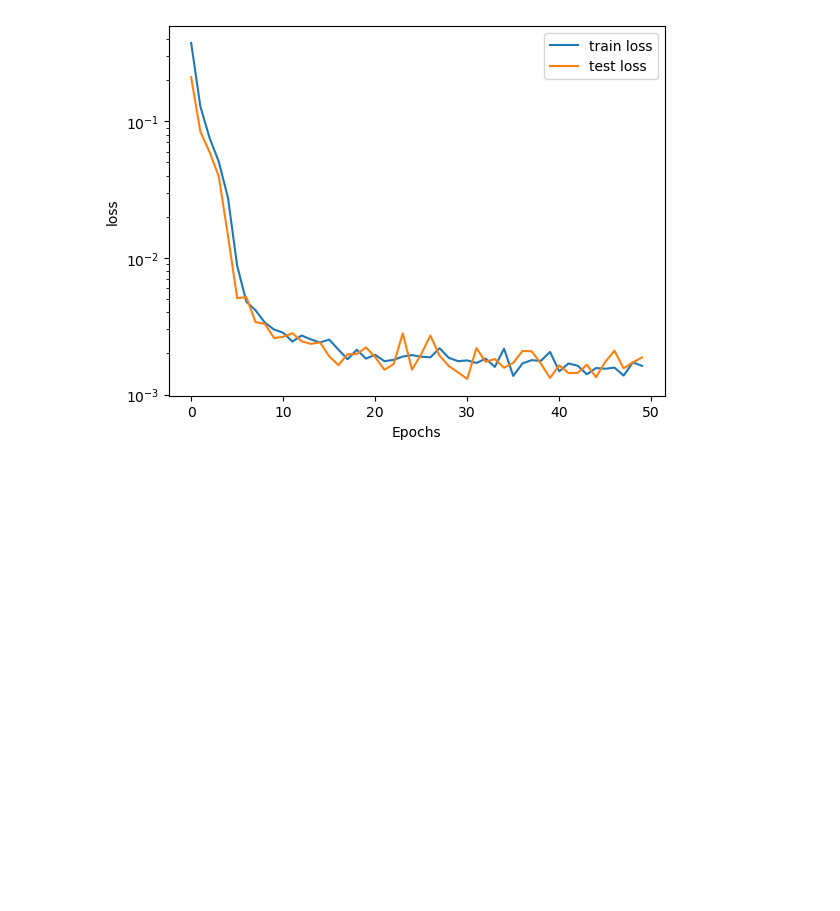
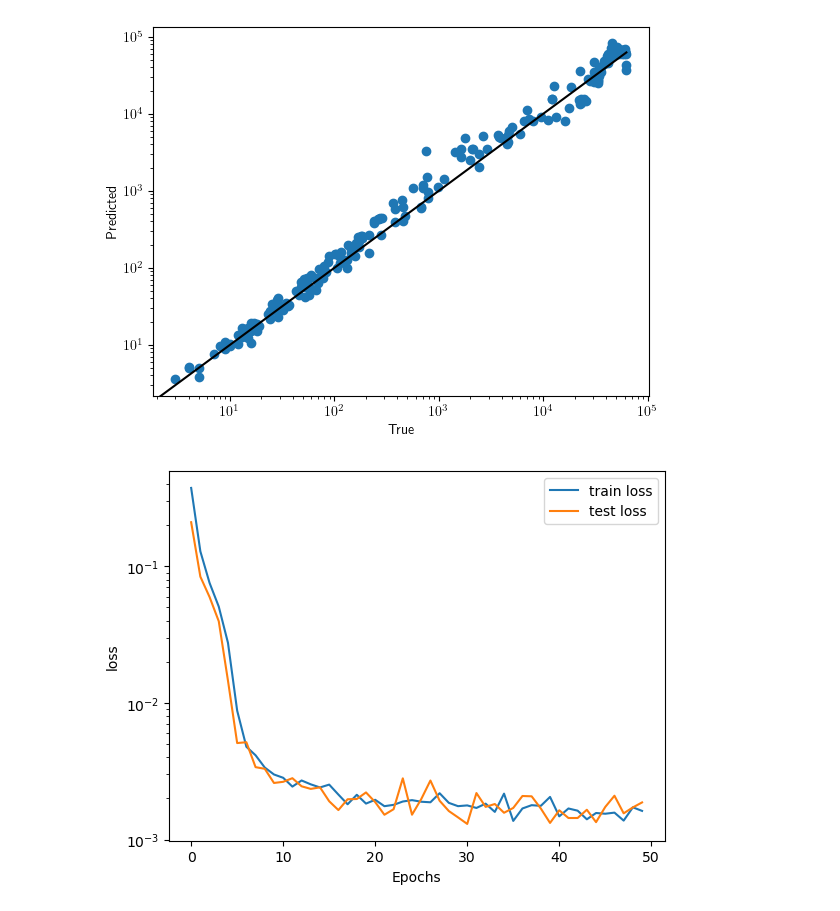
Before and after one commit to III-Derek/AMATH-495---Percolation, a Jupyter notebook: src/ml.ipynb, the cells around one changed output. Saved outputs shown, nothing was run; the diff lists cells and outputs as text; code cells hidden in the pictures; blank space fills up the shorter version.

```diff
--- a/src/ml.ipynb
+++ b/src/ml.ipynb
@@ -87,9 +106,9 @@ class ImageDataset(Dataset):
         return image, torch.tensor([rescale_N(N)])
 
 def rescale_N(N):
-    return np.float32(np.log(N)/10)
+    return np.float32(np.log(N)/11)
 def undo_rescale_N(N):
-    return np.float32(np.exp(N*10))
+    return np.float32(np.exp(N*11))
 # %%
 
 epochs = 50
@@ -100,13 +119,13 @@ test_loss = np.zeros((len(sizes), epochs))
 loss_function = torch.nn.MSELoss()
 
 for k, crop_size in enumerate(sizes):
-    if k < 5:
-        continue
+    # if k != 10:
+    #     continue
     if k < 5:
         cnn = create_cnn(crop_size, kernel_size=[4,4,3],channel_count=[1,8,16,32], pooling=False)
     else:
         cnn = create_cnn(crop_size, kernel_size=[6,4,3],channel_count=[1,8,16,32])
-    optimizer = torch.optim.Adam(cnn.parameters(), lr=4e-4)
+    optimizer = torch.optim.Adam(cnn.parameters(), lr=2e-4)
     transforms = v2.Compose([
         v2.RandomCrop(crop_size),
         v2.RandomHorizontalFlip(p=0.5),
@@ -168,3 +186,20 @@ KeyboardInterrupt:
+# %%
+true_value = []
+pred_value = []
+with torch.no_grad():
+    for i, data in enumerate(test_dataloader):
+        imgs, labels = data[0].to(device), data[1].to(device)
+        true_value.extend(list(undo_rescale_N(labels.detach().cpu().numpy())))
+        pred_value.extend(list(undo_rescale_N(cnn(imgs).detach().cpu().numpy())))
+
+plt.scatter(true_value, pred_value)
+plt.plot([0,max(true_value)],[0,max(true_value)],c='k')
+plt.xlabel("True")
+plt.ylabel("Predicted")
+plt.xscale('log')
+plt.yscale('log')
+# %% [output]
+[figure, added]
 # %%
 import matplotlib.pyplot as plt
 plt.plot(np.arange(epochs), train_loss, label='train loss')
```
Also changed, not shown: parts of 3 cells of this notebook, 5 other files.
